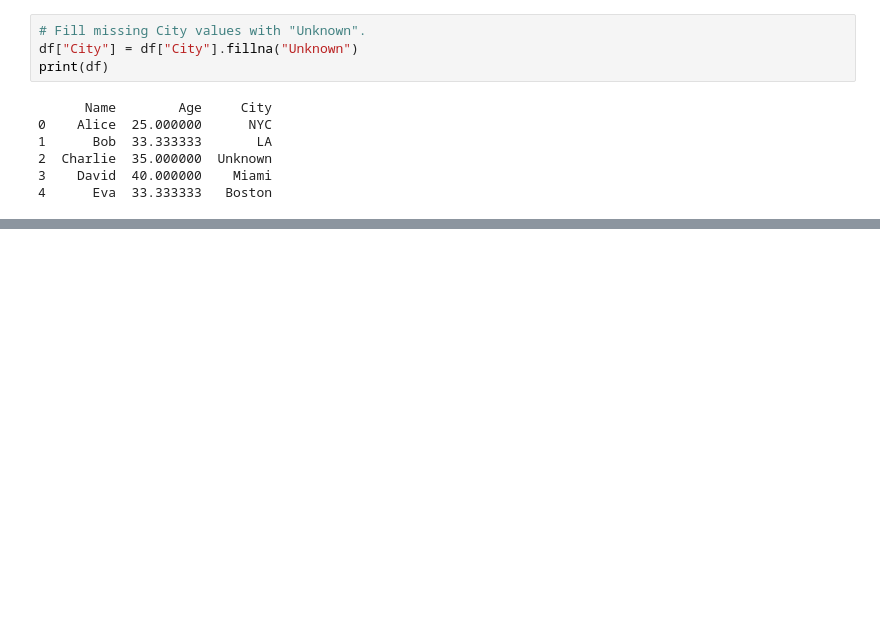
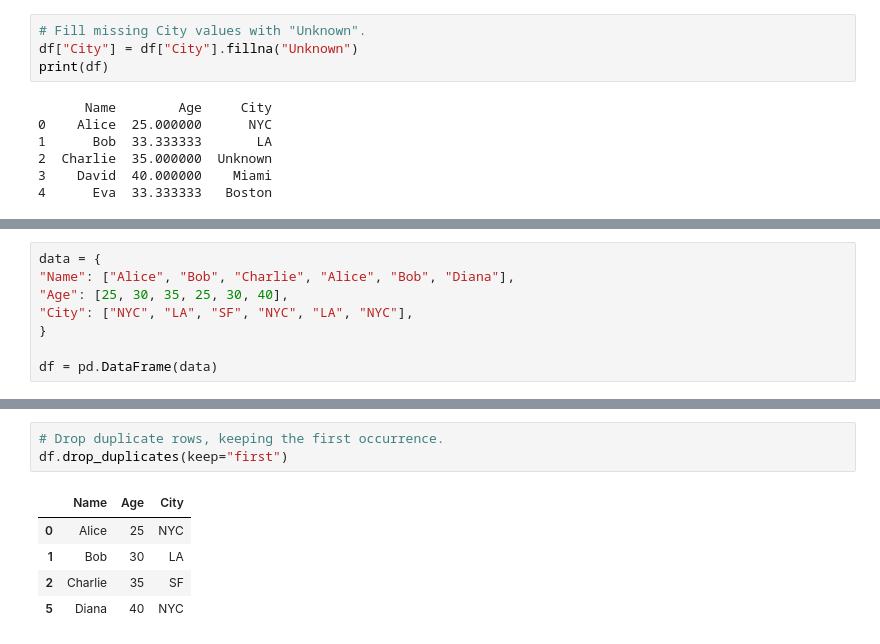
Before and after one commit to amallred/DA_M2_CodingExercises, a Jupyter notebook: w1_exercises.ipynb, the cells around one changed output, grey strips where cells are left out. Cells and saved outputs as stored; diff of their text form; blank space fills up the shorter version.

```diff
--- a/w1_exercises.ipynb
+++ b/w1_exercises.ipynb
@@ -373,0 +376,8 @@ print(df)
+# %%
+data = {
+"Name": ["Alice", "Bob", "Charlie", "Alice", "Bob", "Diana"],
+"Age": [25, 30, 35, 25, 30, 40],
+"City": ["NYC", "LA", "SF", "NYC", "LA", "NYC"],
+}
+
+df = pd.DataFrame(data)
@@ -373,0 +395,9 @@ print(df)
+# %%
+# Drop duplicate rows, keeping the first occurrence.
+df.drop_duplicates(keep="first")
+# %% [output]
+|  | Name | Age | City |
+| 0 | Alice | 25 | NYC |
+| 1 | Bob | 30 | LA |
+| 2 | Charlie | 35 | SF |
+| 5 | Diana | 40 | NYC |
```
Also changed, not shown: parts of 4 cells of this notebook.
